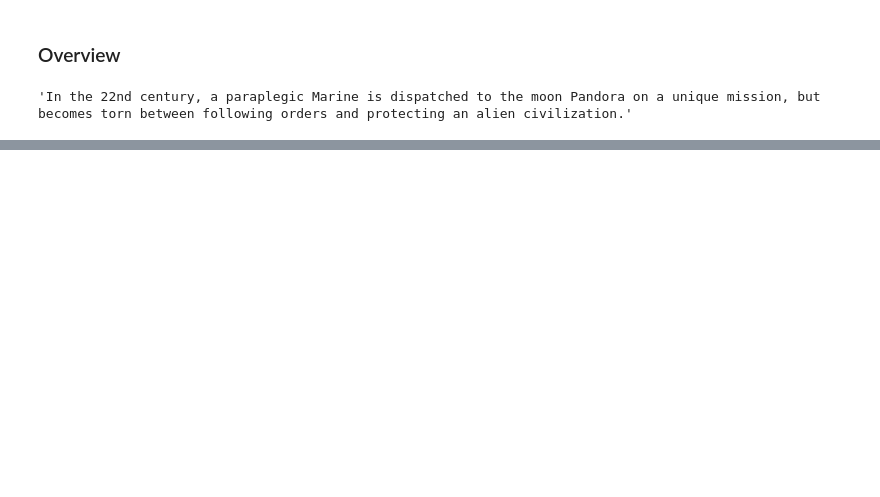
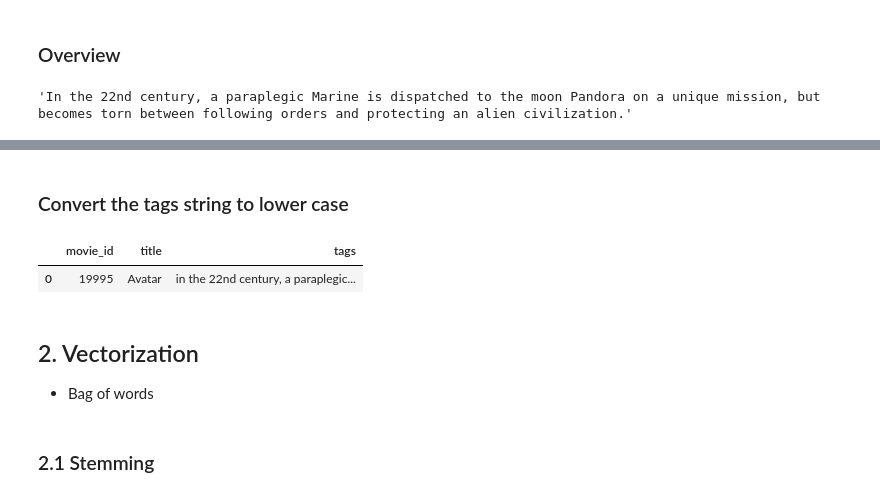
Before and after one commit to IIvexII/movie-recommender, a Jupyter notebook: movie_recommender.ipynb, the cells around one changed output, grey strips where cells are left out. Cells and saved outputs as stored; diff of their text form; code cells hidden in the pictures; blank space fills up the shorter version.

```diff
--- a/movie_recommender.ipynb
+++ b/movie_recommender.ipynb
@@ -137,0 +184,14 @@ movies.head(1)
+# %% [markdown]
+### Convert the tags string to lower case
+# %%
+movies["tags"] = movies["tags"].apply(lambda string: string.lower())
+movies.head(1)
+# %% [output]
+|  | movie_id | title | tags |
+| 0 | 19995 | Avatar | in the 22nd century, a paraplegic... |
+# %% [markdown]
+## 2. Vectorization
+
+* Bag of words
+# %% [markdown]
+### 2.1 Stemming
```
Also changed, not shown: parts of 27 cells of this notebook.
